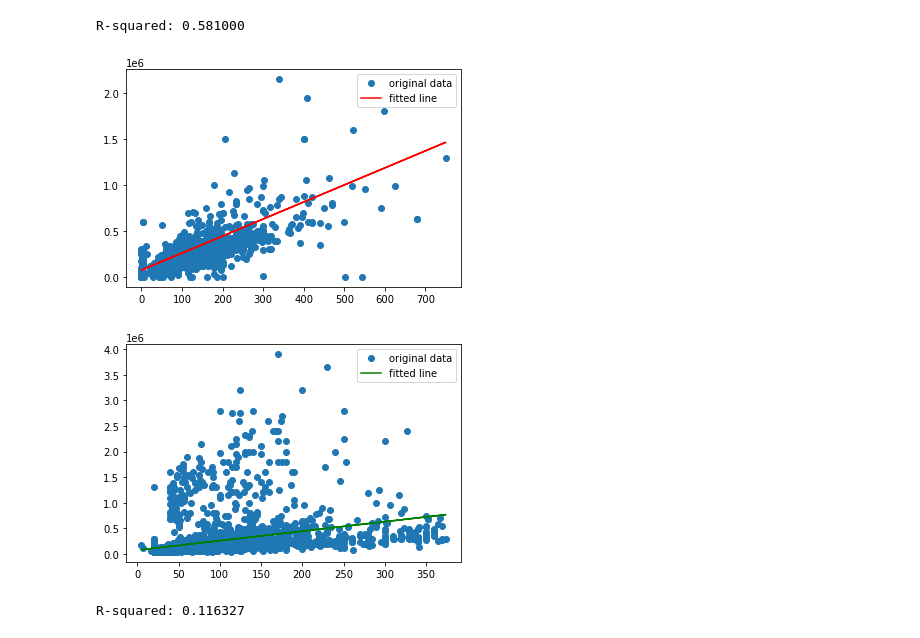
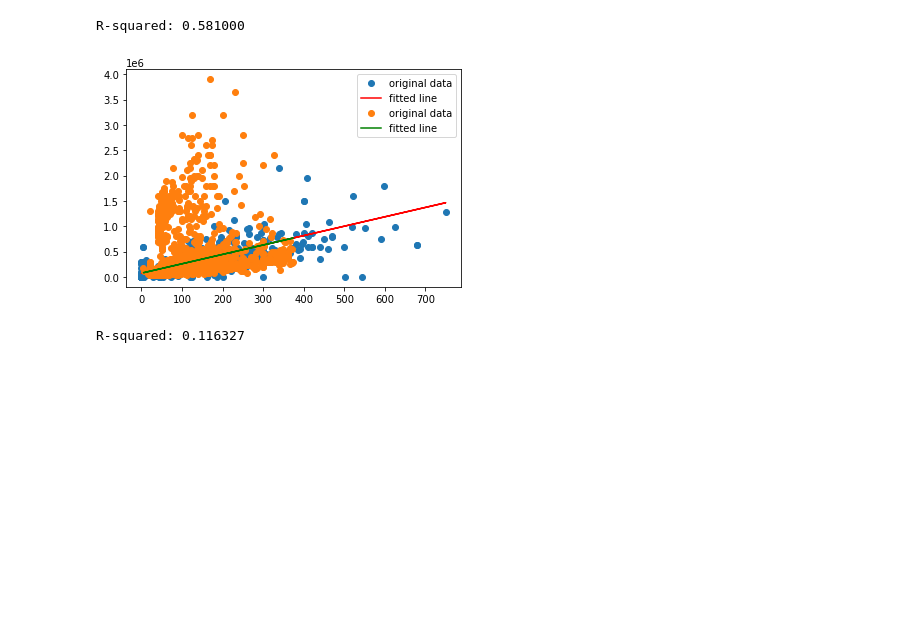
Before and after one commit to jesusB9/proyecto02, a Jupyter notebook: Comparación con el proyecto01.ipynb, the cells around one changed output. Saved outputs shown, nothing was run; the diff lists cells and outputs as text; code cells hidden in the pictures; blank space fills up the shorter version.

```diff
--- a/Comparación con el proyecto01.ipynb
+++ b/Comparación con el proyecto01.ipynb
@@ -415,16 +415,14 @@ R-squared: 0.581000
 # %%
 # hacemos un grafico para comparar nuestros dataframe
 plt.plot(x1, y1, 'o', label='original data')
 plt.plot(x1, res.intercept + res.slope*x1, 'r', label='fitted line')
-plt.legend()
-plt.show()
+
 plt.plot(x2, y2, 'o', label='original data')
 plt.plot(x2, res.intercept + res.slope*x2, 'g', label='fitted line')
 plt.legend()
 plt.show()
 # %% [output]
-[figure, old version]
+[figure, new version]
-[figure, removed]
 # %%
 # empezamos con el df antiguo la regresion lineal
 x2 = df["surface_covered_in_m2"]
```
Also changed, not shown: parts of 14 cells of this notebook.
